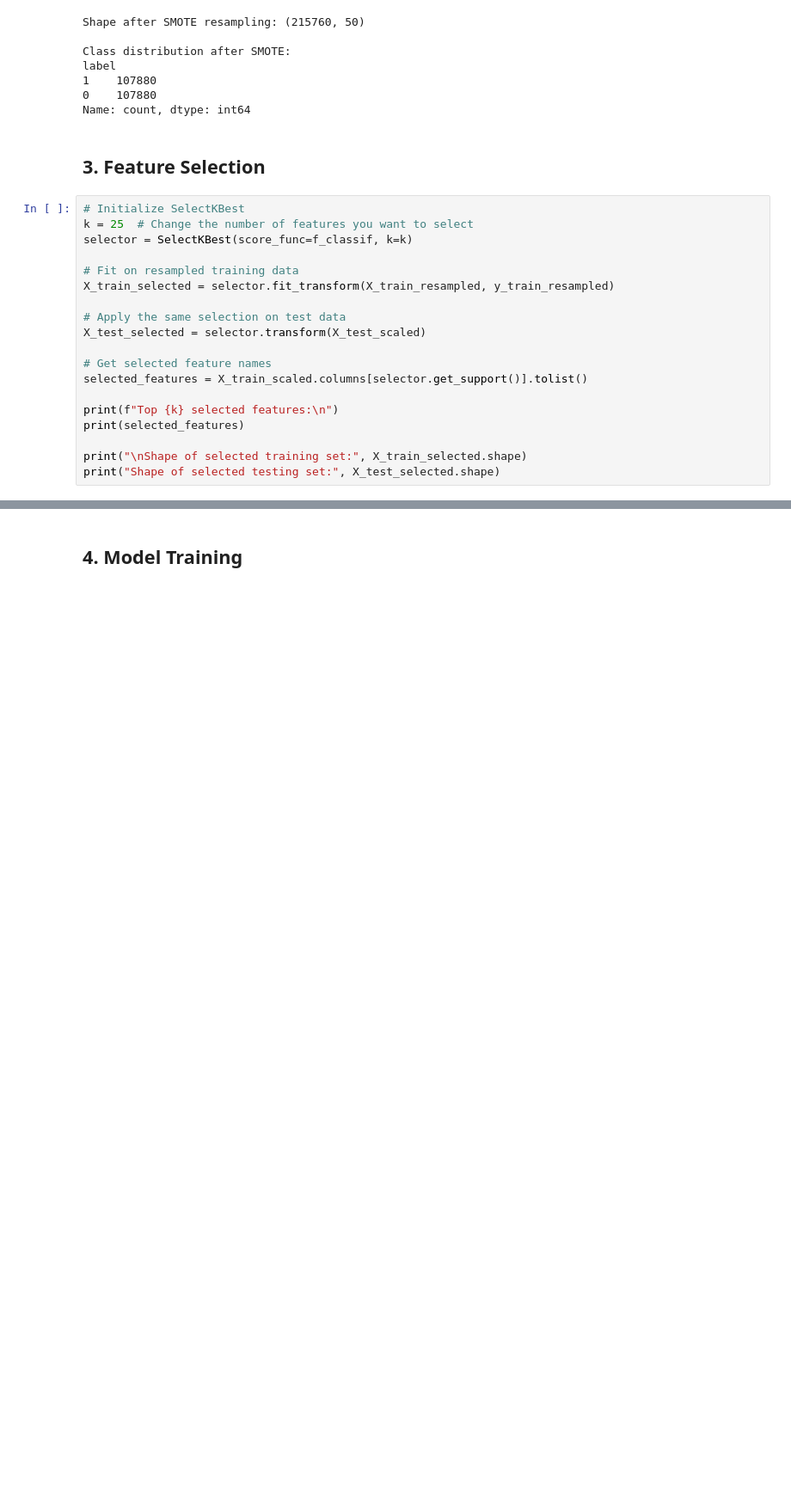
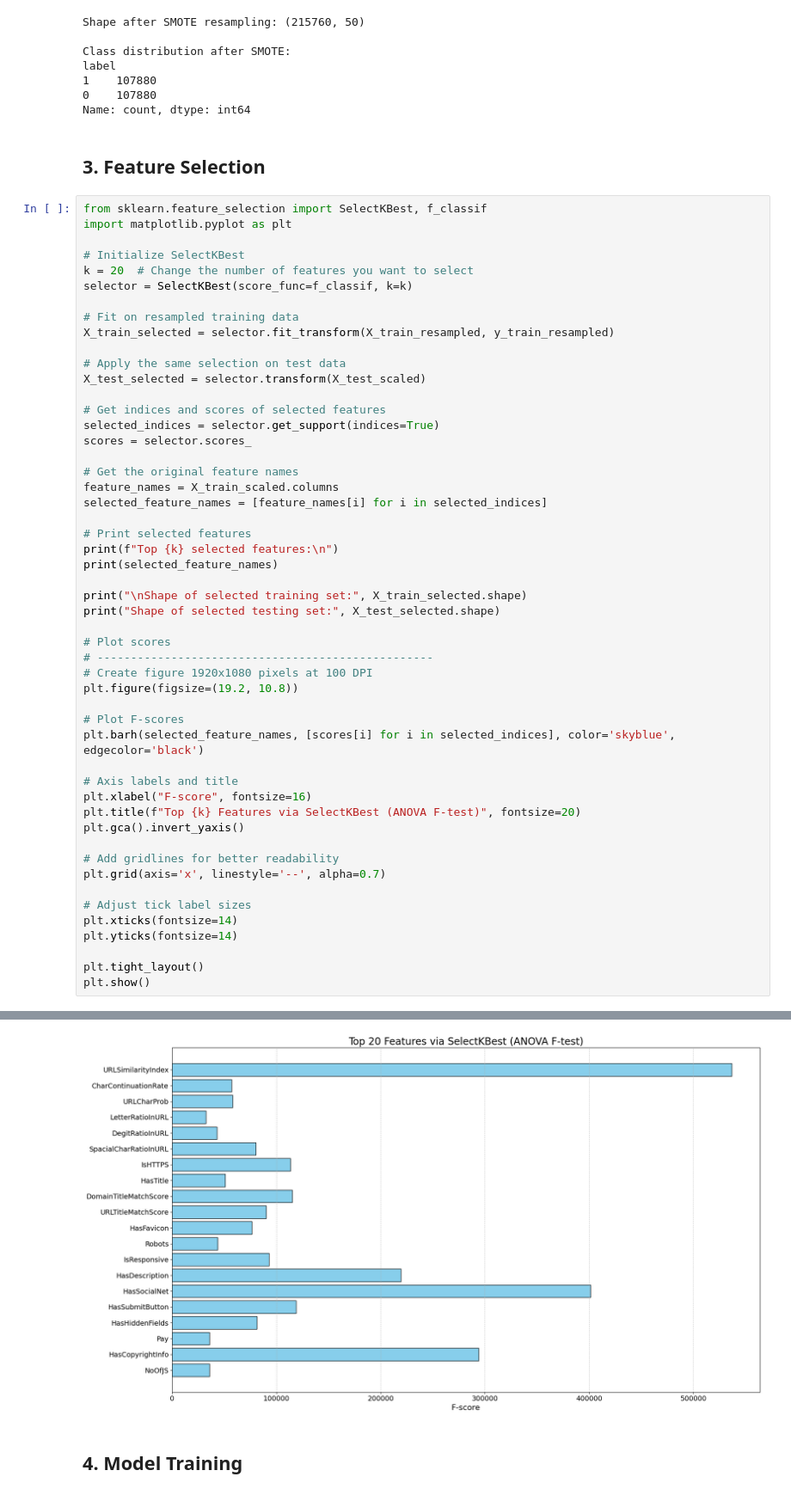
Before and after one commit to haiderCho/CSE445-Project-MLPUD, a Jupyter notebook: ML_Pipeline.ipynb, the cells around one changed output, grey strips where cells are left out. Shown at 86% size. Cells and saved outputs as stored; diff of their text form; blank space fills up the shorter version.

```diff
--- a/ML_Pipeline.ipynb
+++ b/ML_Pipeline.ipynb
@@ -181,8 +199,11 @@ Name: count, dtype: int64
 # %% [markdown]
 ## 3. Feature Selection
 # %%
+from sklearn.feature_selection import SelectKBest, f_classif
+import matplotlib.pyplot as plt
+
 # Initialize SelectKBest
-k = 25  # Change the number of features you want to select
+k = 20  # Change the number of features you want to select
 selector = SelectKBest(score_func=f_classif, k=k)
 
 # Fit on resampled training data
@@ -191,12 +212,41 @@ X_train_selected = selector.fit_transform(X_train_resampled, y_train_resampled)
 # Apply the same selection on test data
 X_test_selected = selector.transform(X_test_scaled)
 
-# Get selected feature names
-selected_features = X_train_scaled.columns[selector.get_support()].tolist()
+# Get indices and scores of selected features
+selected_indices = selector.get_support(indices=True)
+scores = selector.scores_
 
+# Get the original feature names
+feature_names = X_train_scaled.columns
+selected_feature_names = [feature_names[i] for i in selected_indices]
+
+# Print selected features
 print(f"Top {k} selected features:\n")
-print(selected_features)
+print(selected_feature_names)
 
 print("\nShape of selected training set:", X_train_selected.shape)
 print("Shape of selected testing set:", X_test_selected.shape)
+
+# Plot scores
+# --------------------------------------------------
+# Create figure 1920x1080 pixels at 100 DPI
+plt.figure(figsize=(19.2, 10.8))
+
+# Plot F-scores
+plt.barh(selected_feature_names, [scores[i] for i in selected_indices], color='skyblue', edgecolor='black')
+
+# Axis labels and title
+plt.xlabel("F-score", fontsize=16)
+plt.title(f"Top {k} Features via SelectKBest (ANOVA F-test)", fontsize=20)
+plt.gca().invert_yaxis()
+
+# Add gridlines for better readability
+plt.grid(axis='x', linestyle='--', alpha=0.7)
+
+# Adjust tick label sizes
+plt.xticks(fontsize=14)
+plt.yticks(fontsize=14)
+
+plt.tight_layout()
+plt.show()
 # %% [output]
@@ -209,3 +259,4 @@ Shape of selected testing set: (46998, 25)
+[figure, added]
 # %% [markdown]
 ## 4. Model Training
 # %%
```
Also changed, not shown: parts of 11 cells of this notebook, 17 other files.
